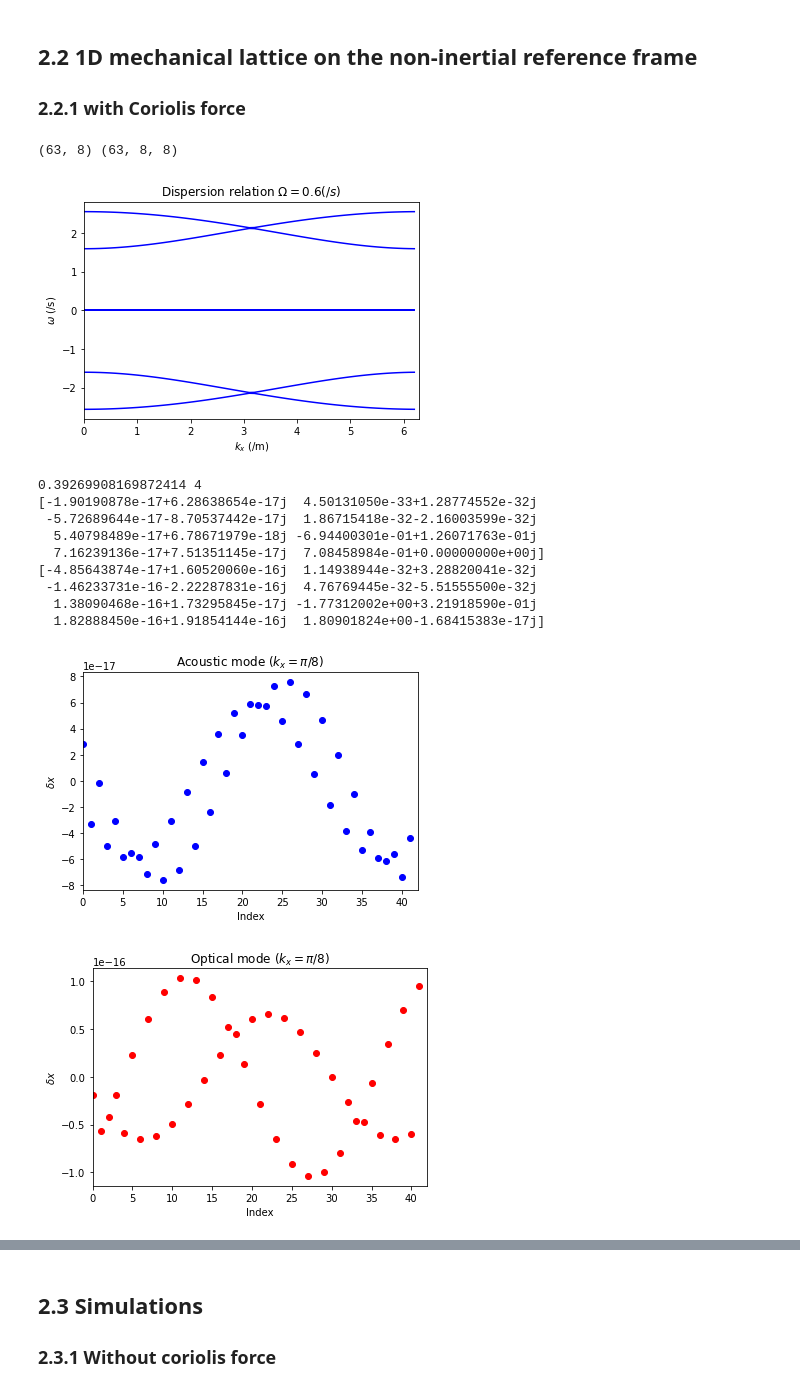
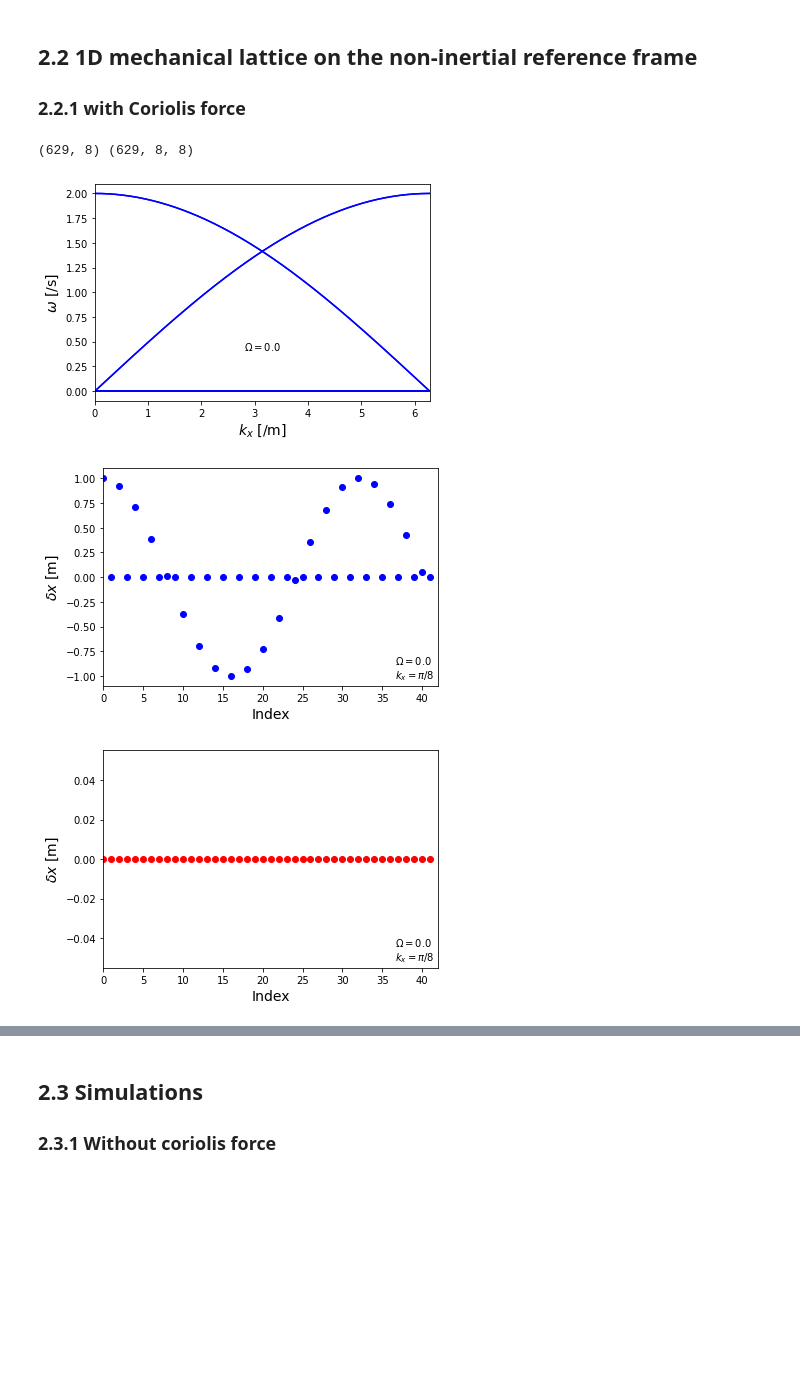
Before and after one commit to yoongun/topological-edge-modes-of-mechanical-lattice, a Jupyter notebook: 1d.ipynb, the cells around one changed output, grey strips where cells are left out. Cells and saved outputs as stored; diff of their text form; code cells hidden in the pictures; blank space fills up the shorter version.

```diff
--- a/1d.ipynb
+++ b/1d.ipynb
@@ -157,15 +161,16 @@ plt.show()
 # %%
 import numpy as np
 
+
+O = 0.
 κ = 1.
 m = 1.
 w0 = np.sqrt(κ / m)
-ks = np.arange(0, 2 * np.pi, 0.1)
+ks = np.arange(0, 2 * np.pi, 1e-2)
 
 r11 = np.array([[1.], [0.]]) * np.array([[1.], [0.]]).T
 rw = np.array([[0., 1.], [-1., 0.]])
 
-O = 0.8
 
 evals_all = []
 evecs_all = []
@@ -202,68 +207,59 @@ print(evals_all.shape, evecs_all.shape)
 
 
 import matplotlib.pyplot as plt
-# fig = plt.figure()
+fig = plt.figure()
 for i in range(8):
-    plt.plot(ks, evals_all[:, i].real, color='blue')
-plt.title(r"Dispersion relation $\Omega=0.6 (/s)$")
-plt.xlabel(r"$k_x$ (/m)")
+    plt.plot(ks, abs(evals_all[:, i].real), color='blue')
+# plt.title(r"Dispersion relation $\Omega=$", O, r" [/s]")
+plt.xlabel(r"$k_x$ [/m]", fontsize=14)
 plt.xlim(0, np.pi * 2)
-plt.ylabel(r"$\omega$ (/s)")
+plt.ylabel(r"$\omega$ [/s]", fontsize=14)
+plt.figtext(.47, .3, r"$\Omega=$" + f'{O:.1f}', fontsize=10)
 plt.show()
-# fig.savefig("1d-dispersion-coriolis-06.png")
+fig.savefig("1dc-dispersion-" + f'{O:.1f}' + ".png")
 
 
 
 # Plot acoustic mode
 import matplotlib.pyplot as plt
 
-# fig = plt.figure()
+fig = plt.figure()
 N = 21
-# wanted = 0.
 wanted = np.pi / 8
 idx = min(range(len(ks)), key=lambda i: abs(ks[i]-wanted))
-print(wanted, idx)
 x = np.arange(N * 2)
 acoustic = []
 light = []
 for i in range(N):
     K = np.exp(i * 1.j * ks[idx])
     a = (evecs_all[idx, :, 6] * K).real
     l = (evecs_all[idx, :, 7] * K).real
     acoustic.append([a[0], a[2]])
     light.append([l[0], l[2]])
-print(evecs_all[idx, :, 7])
-print(evecs_all[idx, :, 7] * evals_all[idx, 7])
 plt.scatter(x, acoustic, color='blue')
-plt.title(r"Acoustic mode ($k_x=\pi/8$)")
-plt.xlabel(r"Index")
+plt.xlabel(r"Index", fontsize=14)
 plt.xlim(0, N * 2)
-plt.ylabel(r"$\delta x$")
+plt.ylabel(r"$\delta x$ [m]", fontsize=14)
+plt.figtext(.8, .2, r"$\Omega=$" + f'{O:.1f}', fontsize=10)
+plt.figtext(.8, .15, r"$k_x=\pi/8$", fontsize=10)
 plt.show()
-# fig.savefig("1d-acoustic.png")
+fig.savefig("1dc-acoustic-" + f'{O:.1f}' + ".png")
 
 # Plot light mode
 import matplotlib.pyplot as plt
 
-# fig = plt.figure()
+fig = plt.figure()
 plt.scatter(x, light, color='red')
-plt.title(r"Optical mode ($k_x=\pi/8$)")
-plt.xlabel(r"Index")
+# plt.title(r"Optical mode ($k_x=\pi/8$)")
+plt.xlabel(r"Index", fontsize=14)
 plt.xlim(0, N * 2)
-plt.ylabel(r"$\delta x$")
+plt.ylabel(r"$\delta x$ [m]", fontsize=14)
+plt.figtext(.8, .2, r"$\Omega=$" + f'{O:.1f}', fontsize=10)
+plt.figtext(.8, .15, r"$k_x=\pi/8$", fontsize=10)
 plt.show()
-# fig.savefig("1d-optical.png")
+fig.savefig("1dc-optical-" + f'{O:.1f}' + ".png")
 # %% [output]
-(63, 8) (63, 8, 8)
+(629, 8) (629, 8, 8)
-[figure, old version]
+[figure, new version]
-0.39269908169872414 4
-[-1.90190878e-17+6.28638654e-17j  4.50131050e-33+1.28774552e-32j
- -5.72689644e-17-8.70537442e-17j  1.86715418e-32-2.16003599e-32j
-  5.40798489e-17+6.78671979e-18j -6.94400301e-01+1.26071763e-01j
-  7.16239136e-17+7.51351145e-17j  7.08458984e-01+0.00000000e+00j]
-[-4.85643874e-17+1.60520060e-16j  1.14938944e-32+3.28820041e-32j
- -1.46233731e-16-2.22287831e-16j  4.76769445e-32-5.51555500e-32j
-  1.38090468e-16+1.73295845e-17j -1.77312002e+00+3.21918590e-01j
-  1.82888450e-16+1.91854144e-16j  1.80901824e+00-1.68415383e-17j]
-[figure, old version]
+[figure, new version]
-[figure, old version]
+[figure, new version]
```
Also changed, not shown: parts of 5 cells of this notebook, 7 other files.
